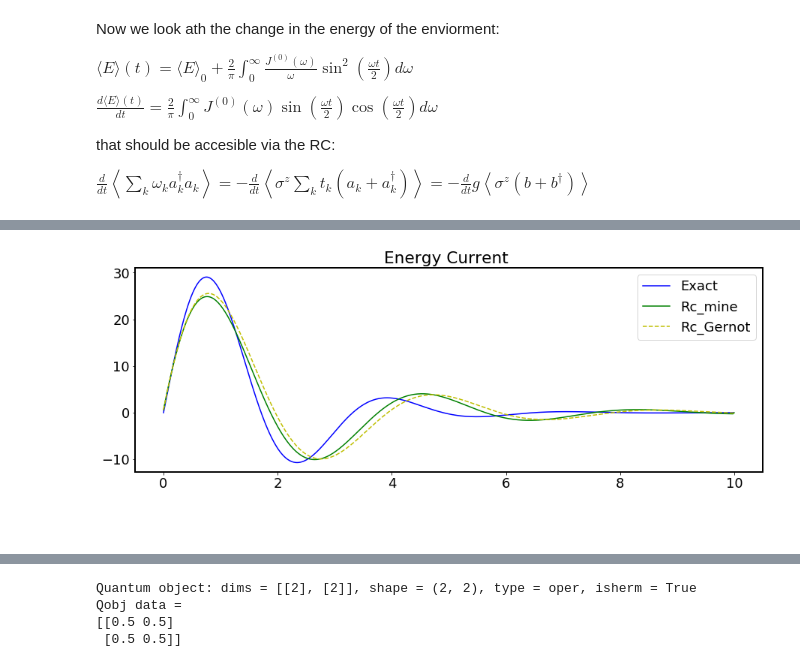
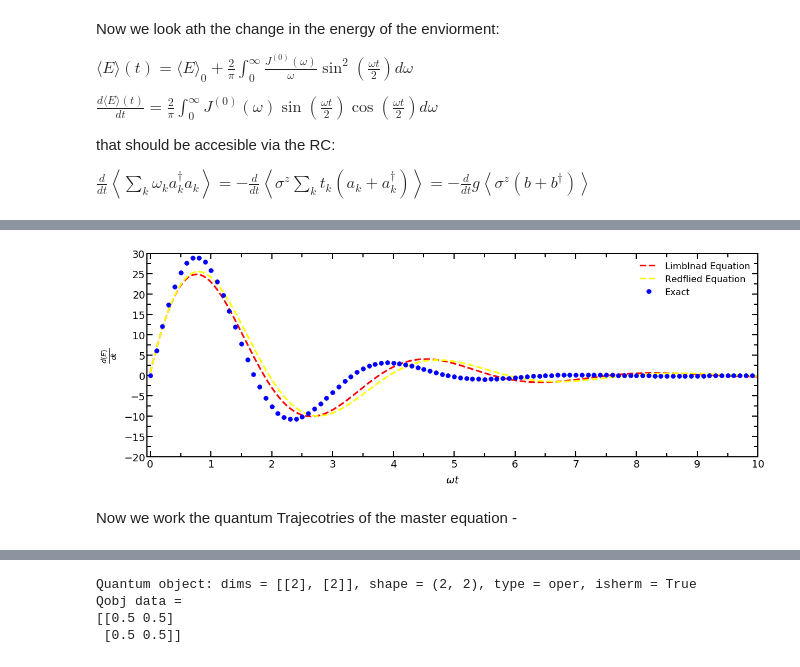
Before and after one commit to leherrerar/RC_mapping, a Jupyter notebook: Proyecto_Maestria_Bosonic/Spin Boson Model Dephasing QT/Spin boson Dephasing v6.ipynb, the cells around one changed output, grey strips where cells are left out. Saved outputs shown, nothing was run; the diff lists cells and outputs as text; code cells hidden in the pictures.

Commit message:
Finish file, and add dyanmic for \Delta_{RC} \neq 0

```diff
--- a/Proyecto_Maestria_Bosonic/Spin Boson Model Dephasing QT/Spin boson Dephasing v6.ipynb
+++ b/Proyecto_Maestria_Bosonic/Spin Boson Model Dephasing QT/Spin boson Dephasing v6.ipynb
@@ -731,18 +729,58 @@ denergy_g=[0 for i in range(len(states_RC))]
 
 for i in range(len(states_RC)-1):
     denergy_g[i]=(energy_g[i+1]-energy_g[i])/dt_ger
-# %%
-plt.title("Energy Current ")
-plt.rcParams['figure.figsize'] = [15,5]
-plt.plot (ten, Ten,"-",label='Exact', color = "b")
-plt.plot(t_RC,denergy_RC,"-",label='Rc_mine', color = "g")
-plt.plot(t_ger,denergy_g,"--",label='Rc_Gernot', color = "y")
-plt.legend()
-plt.show()
-# %% [output]
-[figure, removed]
-# %% [markdown]
-#
+# %%
+fig = plt.figure(figsize=(15, 5))
+
+ax = fig.add_axes([0, 0, 1, 1])
+
+
+
+# Edit the major and minor ticks of the x and y axes
+ax.xaxis.set_tick_params(which='major', size=10, width=2, direction='in', top='on')
+ax.xaxis.set_tick_params(which='minor', size=7, width=2, direction='in', top='on')
+ax.yaxis.set_tick_params(which='major', size=10, width=2, direction='in', right='on')
+ax.yaxis.set_tick_params(which='minor', size=7, width=2, direction='in', right='on')
+ax.set_xlim(-0.05, 10*omega)
+ax.set_ylim(-20, 30)
+ax.xaxis.set_major_locator(mpl.ticker.MultipleLocator(1))
+ax.xaxis.set_minor_locator(mpl.ticker.MultipleLocator(0.5))
+ax.yaxis.set_major_locator(mpl.ticker.MultipleLocator(5))
+ax.yaxis.set_minor_locator(mpl.ticker.MultipleLocator(2.5))
+# Add the x and y-axis labels
+ax.set_xlabel('$\omega t$', labelpad=10)
+ax.set_ylabel(r'$ \frac{ d \langle E\rangle}{dt}$', labelpad=10)
+
+#parameters
+
+textstr = '\n'.join((
+    r'$\Gamma \beta=%.1f$' % (Gamma, ),
+    r'$\delta \beta=%.1f$' % (delta, ),
+    r'$\epsilon \beta=%.1f$' % (epsilon, ),
+    r'$\omega \beta=%.1f$' % (omega, )))
+
+# these are matplotlib.patch.Patch properties
+props = dict(boxstyle='round', facecolor='wheat', alpha=0.5)
+#ax.text(0.6, 0.9, textstr, transform=ax.transAxes, fontsize=16,
+#        verticalalignment='top', bbox=props)
+
+
+
+
+ax.plot(t_RC,denergy_RC       ,"--",label='Limblnad Equation', linewidth=3, color='red')
+ax.plot(t_ger,denergy_g  ,"--" ,label='Redflied Equation', linewidth=3, color='yellow')
+ax.plot(ten[::10],Ten[::10],"." ,label='Exact', markersize=15, color='blue')
+
+ax.legend(bbox_to_anchor=(1, 1), loc=1, frameon=False, fontsize=16)
+# Save figure
+#plt.savefig('Populations.png', dpi=300, transparent=False, bbox_inches='tight')
+
+
+plt.show()
+# %% [output]
+[figure, added]
+# %% [markdown]
+Now we work the quantum Trajecotries of the master equation -
 # %%
 
 import matplotlib.pyplot as plt
```
Also changed, not shown: parts of 19 cells of this notebook, 1 other file.
